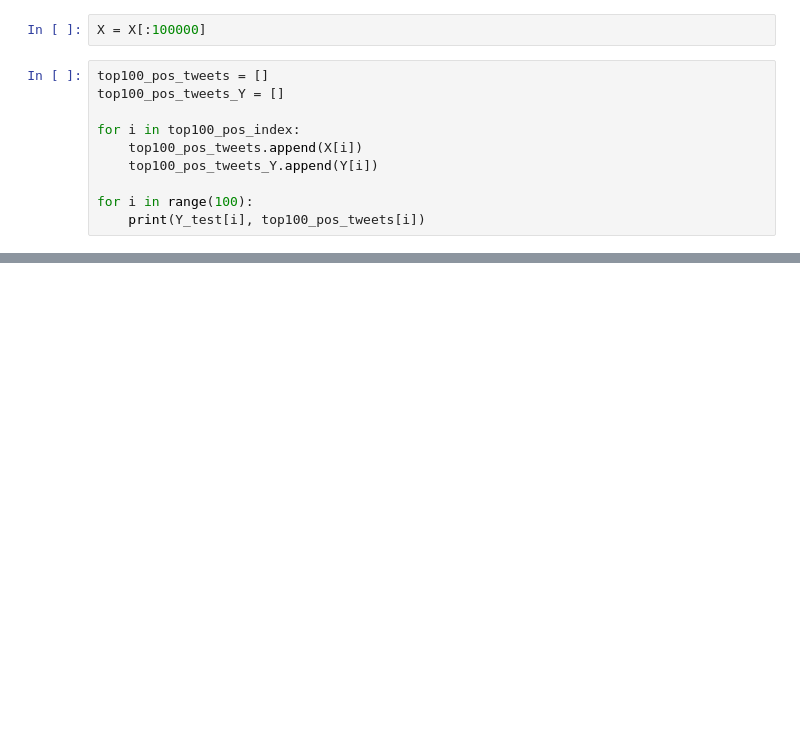
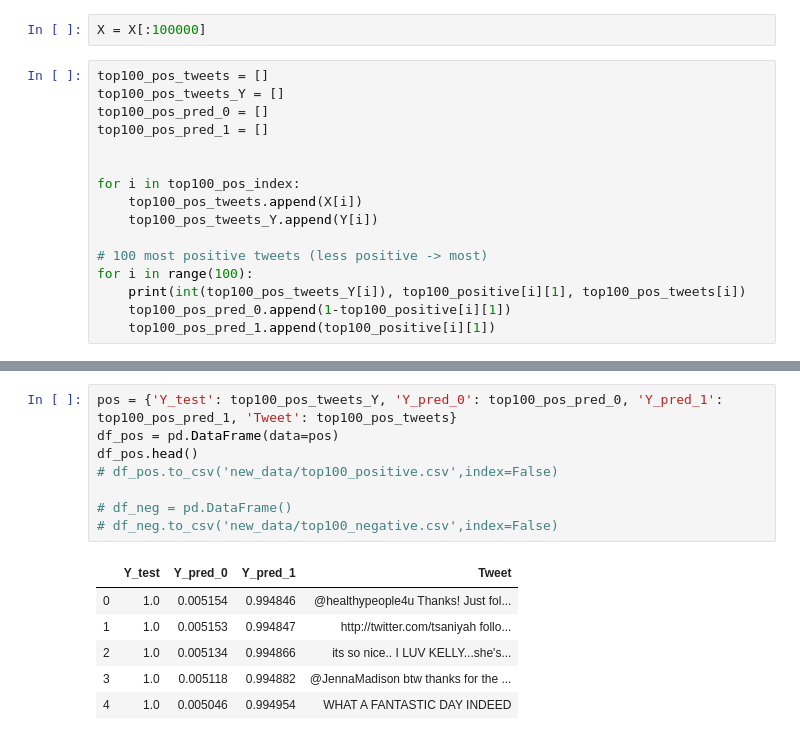
Before and after one commit to 92612ShiyuQiu/Twitter-Sentiment-Analysis, a Jupyter notebook: project.ipynb, the cells around one changed output, grey strips where cells are left out. Saved outputs shown, nothing was run; the diff lists cells and outputs as text; blank space fills up the shorter version.

Commit message:
saved top pos&neg tweets data

```diff
--- a/project.ipynb
+++ b/project.ipynb
@@ -279,11 +279,17 @@ X = X[:100000]
 # %%
 top100_pos_tweets = []
 top100_pos_tweets_Y = []
+top100_pos_pred_0 = []
+top100_pos_pred_1 = []
+
 
 for i in top100_pos_index:
     top100_pos_tweets.append(X[i])
     top100_pos_tweets_Y.append(Y[i])
 
+# 100 most positive tweets (less positive -> most)
 for i in range(100):
-    print(Y_test[i], top100_pos_tweets[i])
+    print(int(top100_pos_tweets_Y[i]), top100_positive[i][1], top100_pos_tweets[i])
+    top100_pos_pred_0.append(1-top100_positive[i][1])
+    top100_pos_pred_1.append(top100_positive[i][1])
 # %% [output]
@@ -331,0 +346,15 @@ top100_neg_tweets
+# %%
+pos = {'Y_test': top100_pos_tweets_Y, 'Y_pred_0': top100_pos_pred_0, 'Y_pred_1': top100_pos_pred_1, 'Tweet': top100_pos_tweets}
+df_pos = pd.DataFrame(data=pos)
+df_pos.head()
+# df_pos.to_csv('new_data/top100_positive.csv',index=False)
+
+# df_neg = pd.DataFrame()
+# df_neg.to_csv('new_data/top100_negative.csv',index=False)
+# %% [output]
+|  | Y_test | Y_pred_0 | Y_pred_1 | Tweet |
+| 0 | 1.0 | 0.005154 | 0.994846 | @healthypeople4u Thanks! Just fol... |
+| 1 | 1.0 | 0.005153 | 0.994847 | http://twitter.com/tsaniyah follo... |
+| 2 | 1.0 | 0.005134 | 0.994866 | its so nice.. I LUV KELLY...she's... |
+| 3 | 1.0 | 0.005118 | 0.994882 | @JennaMadison btw thanks for the ... |
+| 4 | 1.0 | 0.005046 | 0.994954 | WHAT A FANTASTIC DAY INDEED |
```
Also changed, not shown: parts of 7 cells of this notebook, 2 other files.
